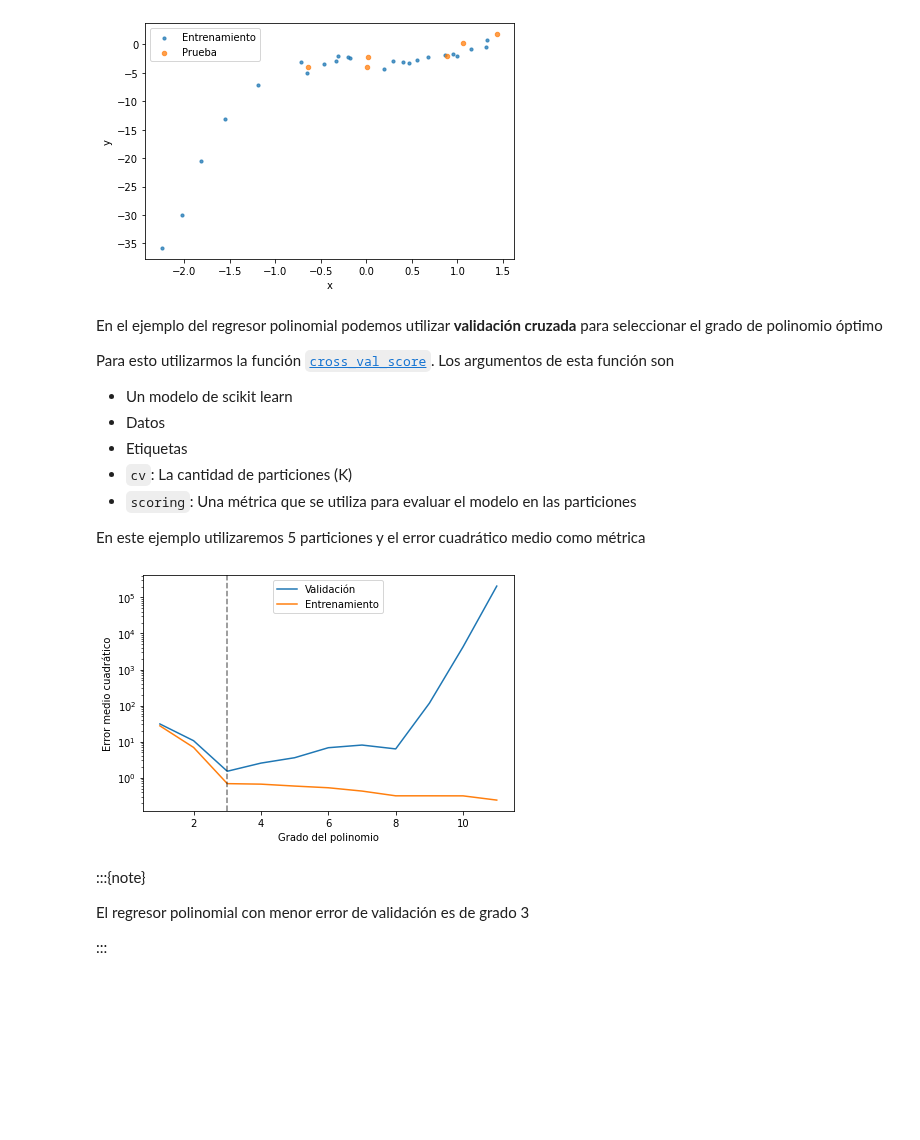
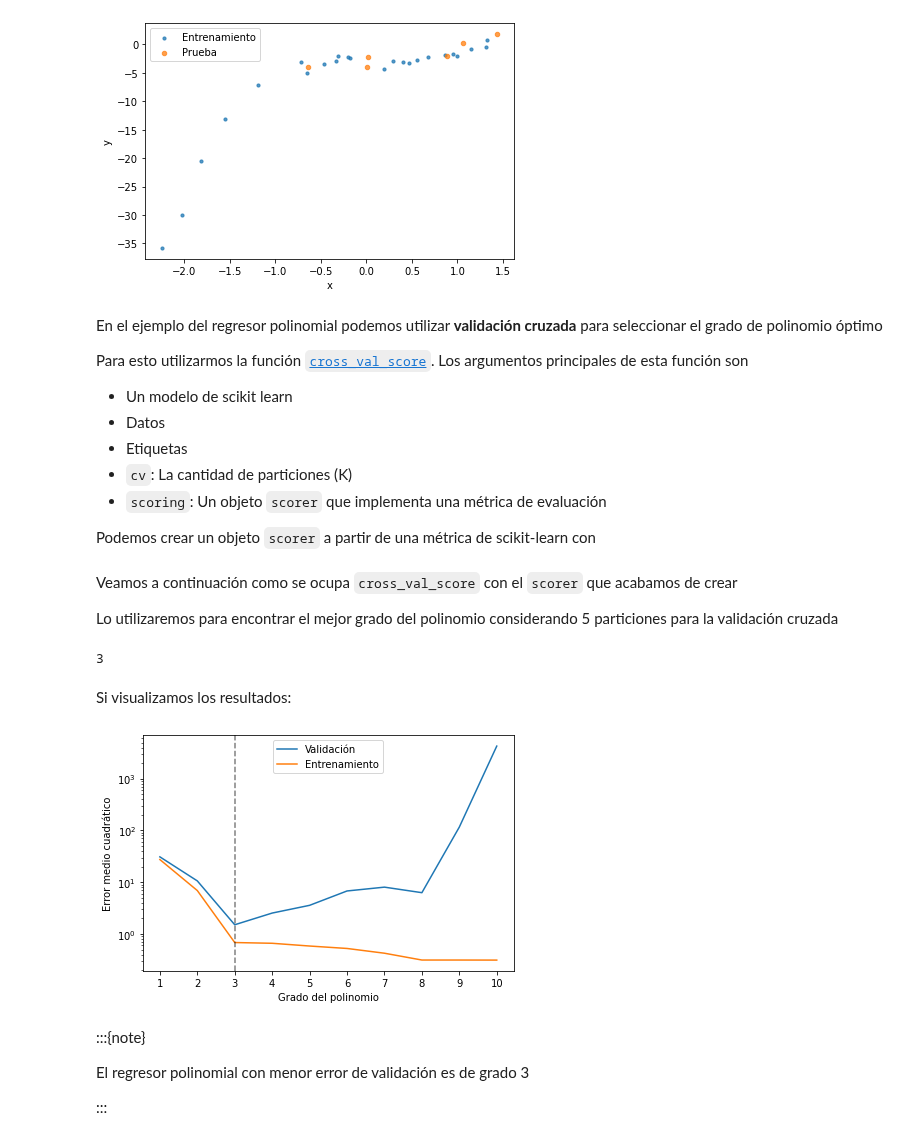
Before and after one commit to phuijse/MachineLearningBook, a Jupyter notebook: _sources/contents/supervised_learning/validation.ipynb, the cells around one changed output. Cells and saved outputs as stored; diff of their text form; code cells hidden in the pictures; blank space fills up the shorter version.

```diff
--- a/_sources/contents/supervised_learning/validation.ipynb
+++ b/_sources/contents/supervised_learning/validation.ipynb
@@ -88,12 +88,12 @@ ax.set_ylabel('y');
 # %% [markdown]
 En el ejemplo del regresor polinomial podemos utilizar **validación cruzada** para seleccionar el grado de polinomio óptimo
 
-Para esto utilizarmos la función [`cross_val_score`](https://scikit-learn.org/stable/modules/generated/sklearn.model_selection.cross_val_score.html). Los argumentos de esta función son
+Para esto utilizarmos la función [`cross_val_score`](https://scikit-learn.org/stable/modules/generated/sklearn.model_selection.cross_val_score.html). Los argumentos principales de esta función son
 
 - Un modelo de scikit learn
 - Datos
 - Etiquetas
 - `cv`: La cantidad de particiones (K)
-- `scoring`: Una métrica que se utiliza para evaluar el modelo en las particiones
+- `scoring`: Un objeto `scorer` que implementa una métrica de evaluación
 
-En este ejemplo utilizaremos 5 particiones y el error cuadrático medio como métrica
+Podemos crear un objeto `scorer` a partir de una métrica de scikit-learn con
@@ -100,31 +103,43 @@ En este ejemplo utilizaremos 5 particiones y el error cuadrático medio como mé
+# %% [markdown]
+Veamos a continuación como se ocupa `cross_val_score` con el `scorer` que acabamos de crear
+
+Lo utilizaremos para encontrar el mejor grado del polinomio considerando 5 particiones para la validación cruzada
 # %%
 from sklearn.linear_model import LinearRegression
 from sklearn.preprocessing import PolynomialFeatures
-from sklearn.metrics import mean_squared_error
 from sklearn.pipeline import make_pipeline
 from sklearn.model_selection import cross_val_score
-from sklearn.metrics import make_scorer
 
 val_scores = []
 train_scores = []
-for degree in range(1, 12):
-    model = make_pipeline(PolynomialFeatures(degree), LinearRegression())
-    scorer = make_scorer(mean_squared_error)
-    val_scores.append(cross_val_score(model, X=X_train.reshape(-1, 1), y=y_train, cv=5, scoring=scorer))
+degrees = np.arange(1, 11, step=1)
+
+for degree in degrees:
+    # Modelo con validación
+    model = make_pipeline(PolynomialFeatures(degree), LinearRegression(fit_intercept=False))
+    val_scores.append(cross_val_score(model, X_train.reshape(-1, 1), y_train, cv=5, scoring=scorer))
+    # Modelo sin validación
     model.fit(X_train.reshape(-1, 1), y_train)
-    train_scores.append(mean_squared_error(y_train, model.predict(X_train.reshape(-1, 1))))
+    train_scores.append(scorer(model, X_train.reshape(-1, 1), y_train))
 
 score_mean = [score.mean() for score in val_scores]
-fig, ax = plt.subplots(figsize=(6, 4), tight_layout=True)
-ax.plot(range(1, 12), score_mean, label='Validación')
-ax.plot(range(1, 12), train_scores, label='Entrenamiento')
-ax.axvline(3, ls='--', c='k', alpha=0.5)
-ax.set_yscale('log')
-plt.legend()
-ax.set_xlabel('Grado del polinomio')
-ax.set_ylabel('Error medio cuadrático');
+degrees[np.argmin(score_mean)]
 # %% [output]
-[figure, removed]
+3
+# %% [markdown]
+Si visualizamos los resultados:
+# %%
+fig, ax = plt.subplots(figsize=(6, 4), tight_layout=True)
+ax.plot(np.arange(1, len(score_mean)+1), score_mean, label='Validación')
+ax.plot(np.arange(1, len(train_scores)+1), train_scores, label='Entrenamiento')
+ax.axvline(3, ls='--', c='k', alpha=0.5)
+ax.set_yscale('log')
+ax.set_xticks(range(1, 11))
+plt.legend()
+ax.set_xlabel('Grado del polinomio')
+ax.set_ylabel('Error medio cuadrático');
+# %% [output]
+[figure, added]
 # %% [markdown]
 :::{note}
 
```
Also changed, not shown: parts of 21 cells of this notebook, 5 other files.
